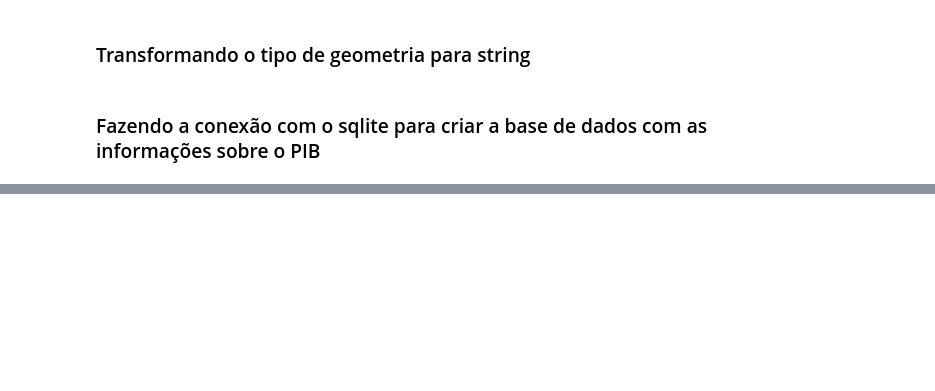
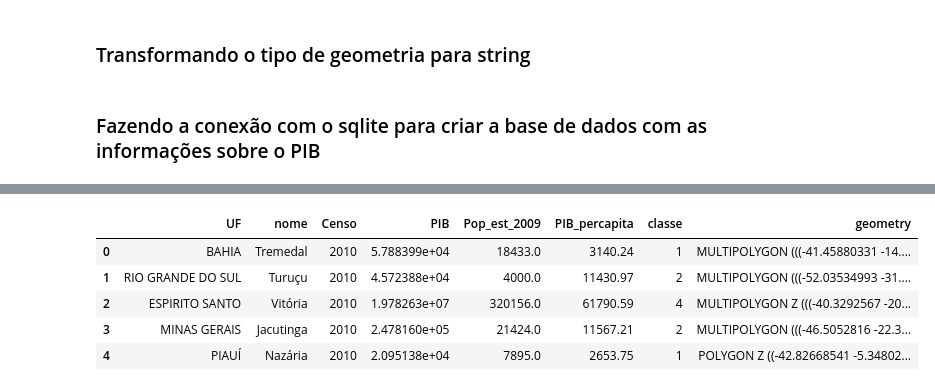
Before and after one commit to biancarvalho/banco-de-dados, a Jupyter notebook: A2/a2.ipynb, the cells around one changed output, grey strips where cells are left out. Saved outputs shown, nothing was run; the diff lists cells and outputs as text; code cells hidden in the pictures; blank space fills up the shorter version.

```diff
--- a/A2/a2.ipynb
+++ b/A2/a2.ipynb
@@ -130,0 +117,10 @@ pib.head()
+# %%
+pib = pd.read_sql('SELECT UF, nome, Censo, PIB, Pop_est_2009, PIB_percapita, classe, geometry FROM pib', conn)
+pib.head()
+# %% [output]
+|  | UF | nome | Censo | PIB | Pop_est_2009 | PIB_percapita | classe | geometry |
+| 0 | BAHIA | Tremedal | 2010 | 5.788399e+04 | 18433.0 | 3140.24 | 1 | MULTIPOLYGON (((-41.45880331 -14.... |
+| 1 | RIO GRANDE DO SUL | Turuçu | 2010 | 4.572388e+04 | 4000.0 | 11430.97 | 2 | MULTIPOLYGON (((-52.03534993 -31.... |
+| 2 | ESPIRITO SANTO | Vitória | 2010 | 1.978263e+07 | 320156.0 | 61790.59 | 4 | MULTIPOLYGON Z (((-40.3292567 -20... |
+| 3 | MINAS GERAIS | Jacutinga | 2010 | 2.478160e+05 | 21424.0 | 11567.21 | 2 | MULTIPOLYGON (((-46.5052816 -22.3... |
+| 4 | PIAUÍ | Nazária | 2010 | 2.095138e+04 | 7895.0 | 2653.75 | 1 | POLYGON Z ((-42.82668541 -5.34802... |
```
Also changed, not shown: parts of 8 cells of this notebook.
